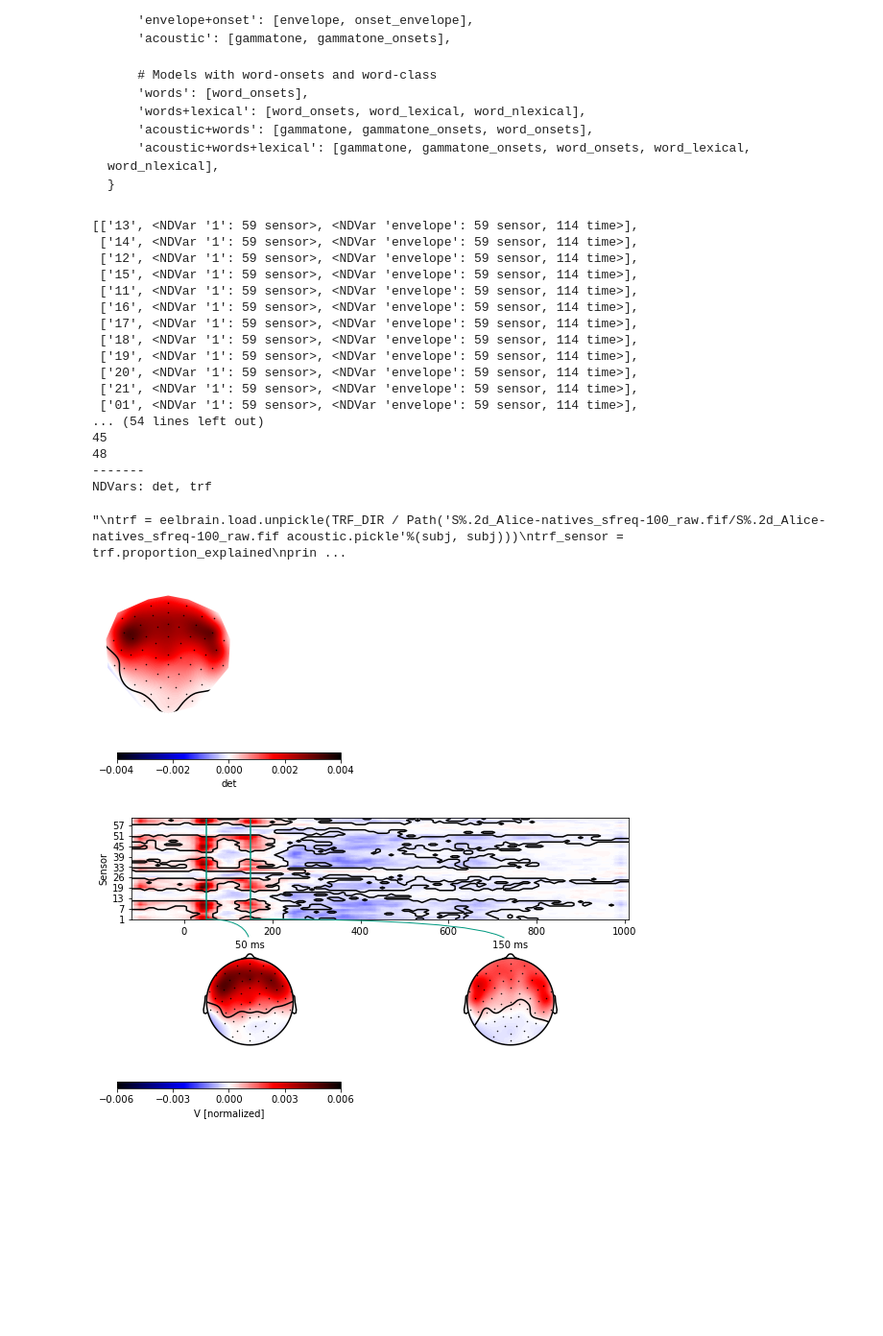
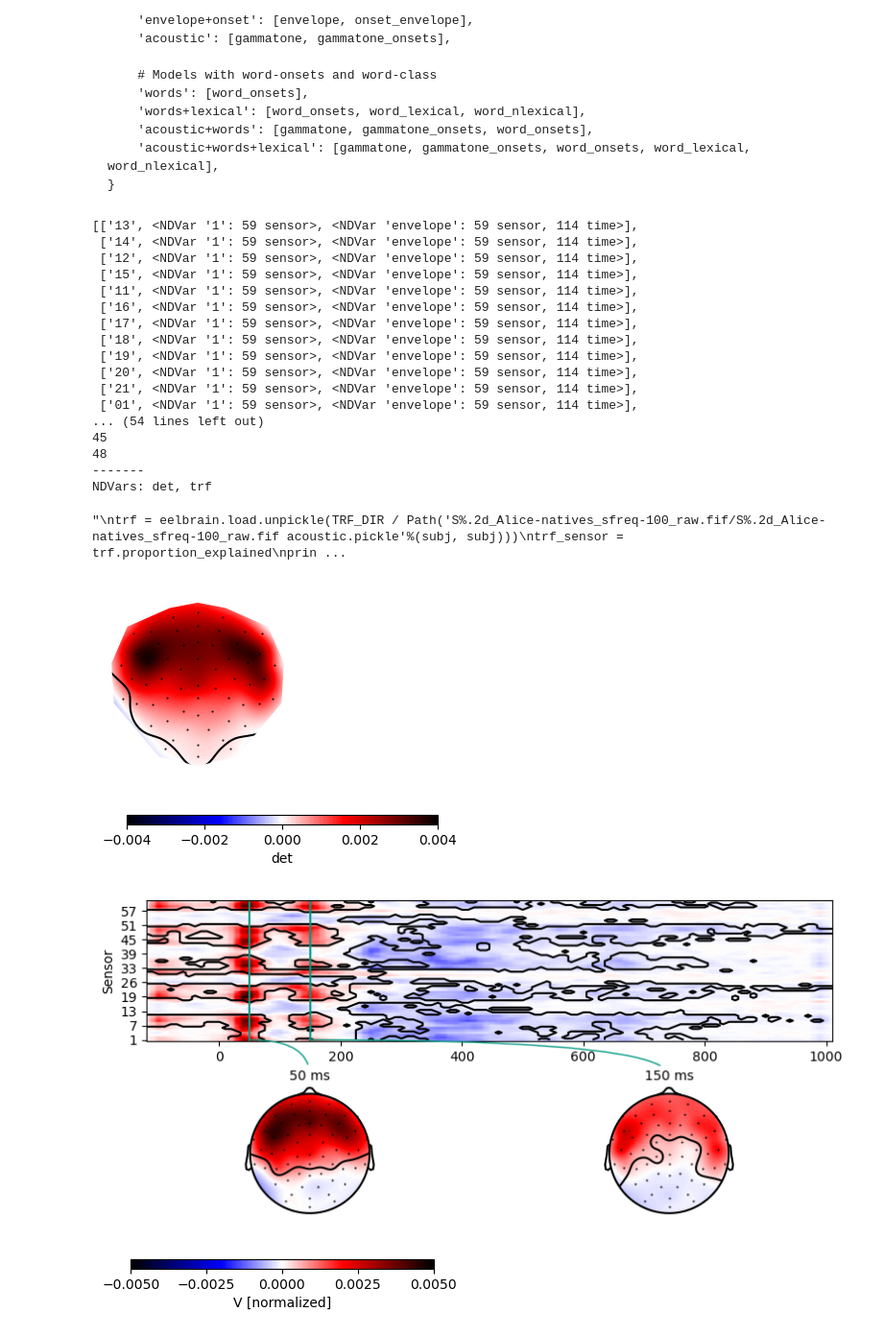
Before and after one commit to DHCLAIRE/ICN_related, a Jupyter notebook: Thesis/Alice_Natives_analysis.ipynb, the cells around one changed output. Shown: that part at 96% size. Cells and saved outputs as stored; diff of their text form; code cells hidden in the pictures; blank space fills up the shorter version.

```diff
--- a/Thesis/Alice_Natives_analysis.ipynb
+++ b/Thesis/Alice_Natives_analysis.ipynb
@@ -41,11 +41,11 @@ print(Native_SUBJECTS)
         'acoustic+words+lexical': [gammatone, gammatone_onsets, word_onsets, word_lexical, word_nlexical],
     }
 # %%
-#subj = 1
+## TRF: envelope ##
 n_rowsLIST = []
 
 for subj in Native_SUBJECTS:
-    trf = eelbrain.load.unpickle(TRF_DIR / Path('S%.2d_Alice-natives_sfreq-100_raw.fif/S%.2d_Alice-natives_sfreq-100_raw.fif envelope.pickle'%(int(subj[1:3]), int(subj[1:3]))))
+    trf = eelbrain.load.unpickle(TRF_DIR / Path('S%.2d_Alice-natives_sfreq-100_raw.fif/S%.2d_Alice-natives_sfreq-100_raw.fif envelope+onset.pickle'%(int(subj[1:3]), int(subj[1:3]))))
     n_rowsLIST.append([subj[1:3], trf.proportion_explained, trf.h[0]])#.abs()])
 data_env = eelbrain.Dataset.from_caselist(['subject', 'det', 'trf'], n_rowsLIST)
 pprint(n_rowsLIST)
@@ -63,45 +63,47 @@ cb = p.plot_colorbar(width=0.1)
 
 trf_envelope = eelbrain.testnd.TTestOneSample('trf', ds=data_env, pmin=0.05)
 
-p = eelbrain.plot.TopoArray(trf_envelope,t=[0.05, 0.15], clip='circle', cmap='xpolar', h=4, w = 8) #, t=[0.08, 0.16, 0.22, 0.45]
+p = eelbrain.plot.TopoArray(trf_envelope,t=[0.05, 0.15], clip='circle', cmap='xpolar', h=4, w=8) #, t=[0.08, 0.16, 0.22, 0.45]
 cb = p.plot_colorbar(width=0.1)
+
+p.save(TRF_DIR / 'Natives_Envelope+onset-TRFs.png')
 
 """
 trf = eelbrain.load.unpickle(TRF_DIR / Path('S%.2d_Alice-natives_sfreq-100_raw.fif/S%.2d_Alice-natives_sfreq-100_raw.fif acoustic.pickle'%(subj, subj)))
 trf_sensor = trf.proportion_explained
 print(trf_sensor)
 print(trf.h[0].shape)
 
 #print(type(trf.h))
 #plt.plot(trf.h[:,0,:])
 p = eelbrain.plot.TopoButterfly(trf.h[0], w=6, h=5)
 
 #p = eelbrain.plot.TopoButterfly(trf.h[0], w=10, h=4, sensors=trf_sensor)
 #p.set_time(.180)
 """
 # %% [output]
 [['13', <NDVar '1': 59 sensor>, <NDVar 'envelope': 59 sensor, 114 time>],
  ['14', <NDVar '1': 59 sensor>, <NDVar 'envelope': 59 sensor, 114 time>],
  ['12', <NDVar '1': 59 sensor>, <NDVar 'envelope': 59 sensor, 114 time>],
  ['15', <NDVar '1': 59 sensor>, <NDVar 'envelope': 59 sensor, 114 time>],
  ['11', <NDVar '1': 59 sensor>, <NDVar 'envelope': 59 sensor, 114 time>],
  ['16', <NDVar '1': 59 sensor>, <NDVar 'envelope': 59 sensor, 114 time>],
  ['17', <NDVar '1': 59 sensor>, <NDVar 'envelope': 59 sensor, 114 time>],
  ['18', <NDVar '1': 59 sensor>, <NDVar 'envelope': 59 sensor, 114 time>],
  ['19', <NDVar '1': 59 sensor>, <NDVar 'envelope': 59 sensor, 114 time>],
  ['20', <NDVar '1': 59 sensor>, <NDVar 'envelope': 59 sensor, 114 time>],
  ['21', <NDVar '1': 59 sensor>, <NDVar 'envelope': 59 sensor, 114 time>],
  ['01', <NDVar '1': 59 sensor>, <NDVar 'envelope': 59 sensor, 114 time>],
 ... (54 lines left out)
 45
 48
 -------
 NDVars: det, trf
 "\ntrf = eelbrain.load.unpickle(TRF_DIR / Path('S%.2d_Alice-natives_sfreq-100_raw.fif/S%.2d_Alice-natives_sfreq-100_raw.fif acoustic.pickle'%(subj, subj)))\ntrf_sensor = trf.proportion_explained\nprin ...
-[figure, old version]
+[figure, new version]
-[figure, old version]
+[figure, new version]
-[figure, old version]
+[figure, new version]
-[figure, old version]
+[figure, new version]
 # %%
 p = eelbrain.plot.TopoArray(trf_envelope,t=[0.05, 0.15], clip='circle', cmap='xpolar', h=4, w = 8) #, t=[0.08, 0.16, 0.22, 0.45]
 cb = p.plot_colorbar(width=0.1)
```
Also changed, not shown: parts of 1 cell of this notebook.
